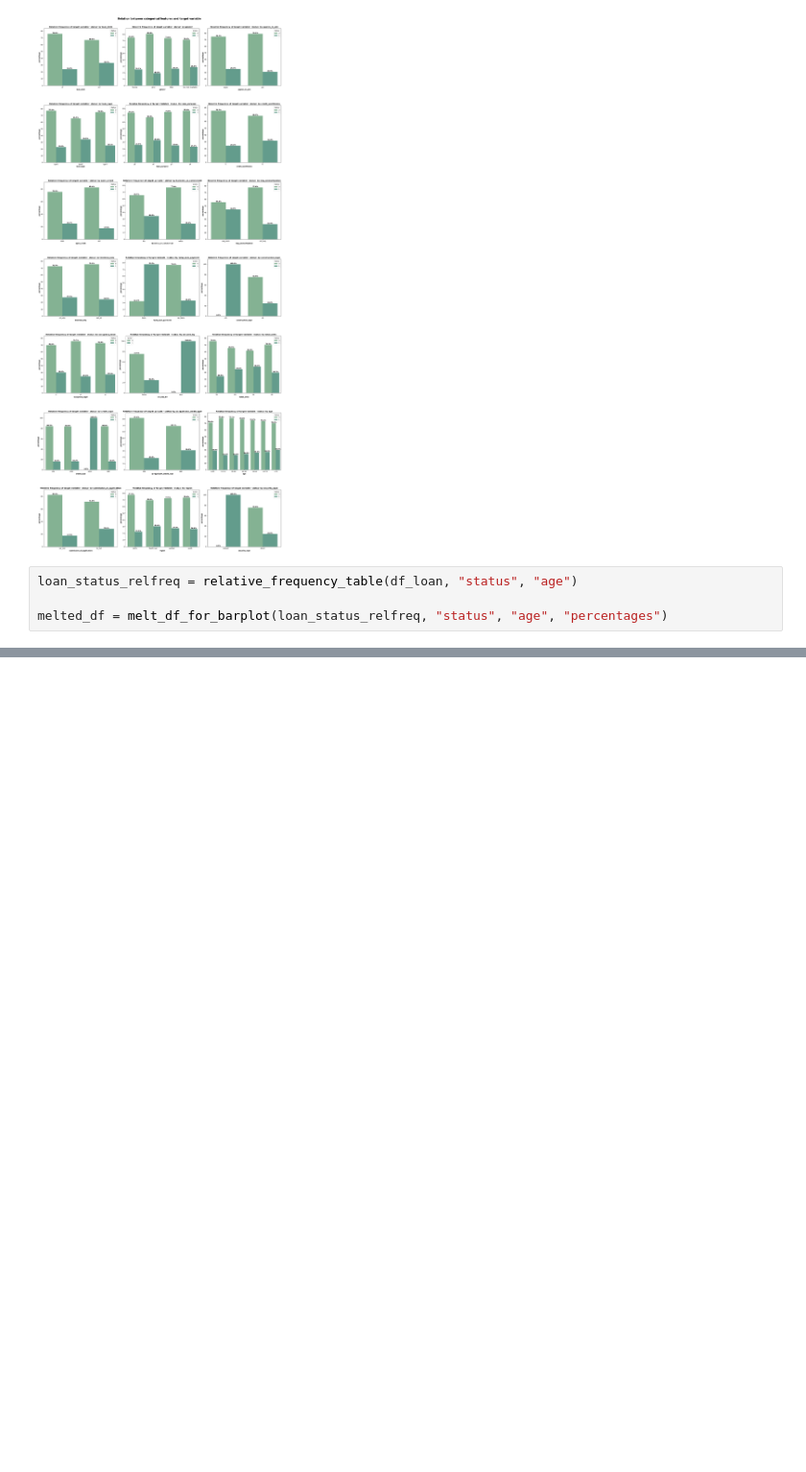
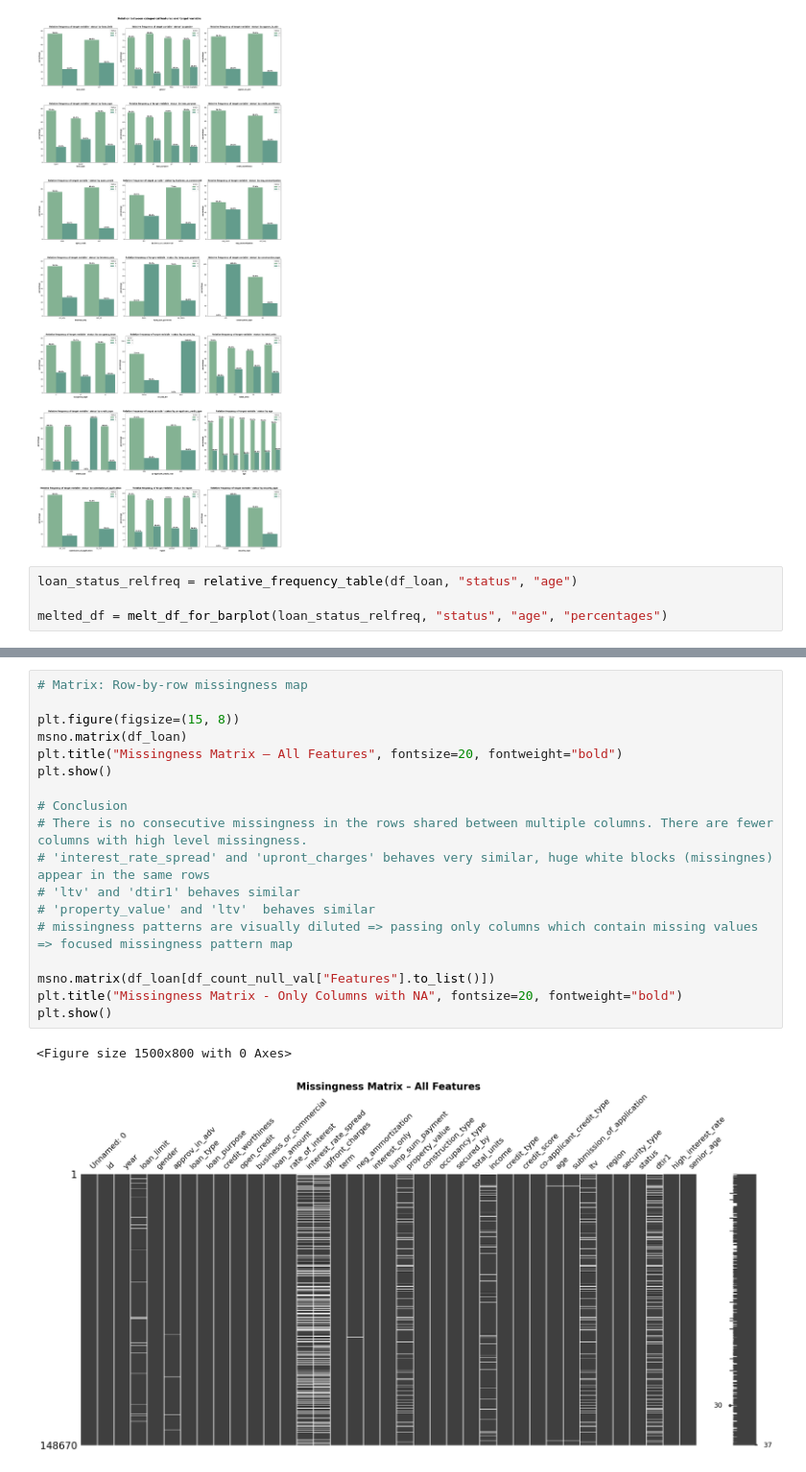
Before and after one commit to mustDestroy/LoanApproval, a Jupyter notebook: loan_risk_analysis.ipynb, the cells around one changed output, grey strips where cells are left out. Shown at 96% size. Cells and saved outputs as stored; diff of their text form; blank space fills up the shorter version.

Commit message:
- Added Missingnes matrix and heatmap - Installed missingno library

```diff
--- a/loan_risk_analysis.ipynb
+++ b/loan_risk_analysis.ipynb
@@ -533,0 +552,21 @@ melted_df = melt_df_for_barplot(loan_status_relfreq, "status", "age", "percentag
+# %%
+# Matrix: Row-by-row missingness map
+
+plt.figure(figsize=(15, 8))
+msno.matrix(df_loan)
+plt.title("Missingness Matrix – All Features", fontsize=20, fontweight="bold")
+plt.show()
+
+# Conclusion
+# There is no consecutive missingness in the rows shared between multiple columns. There are fewer columns with high level missingness.
+# 'interest_rate_spread' and 'upront_charges' behaves very similar, huge white blocks (missingnes) appear in the same rows
+# 'ltv' and 'dtir1' behaves similar
+# 'property_value' and 'ltv'  behaves similar
+# missingness patterns are visually diluted => passing only columns which contain missing values => focused missingness pattern map
+
+msno.matrix(df_loan[df_count_null_val["Features"].to_list()])
+plt.title("Missingness Matrix - Only Columns with NA", fontsize=20, fontweight="bold")
+plt.show()
+# %% [output]
+<Figure size 1500x800 with 0 Axes>
+[figure, added]
```
Also changed, not shown: parts of 16 cells of this notebook.
